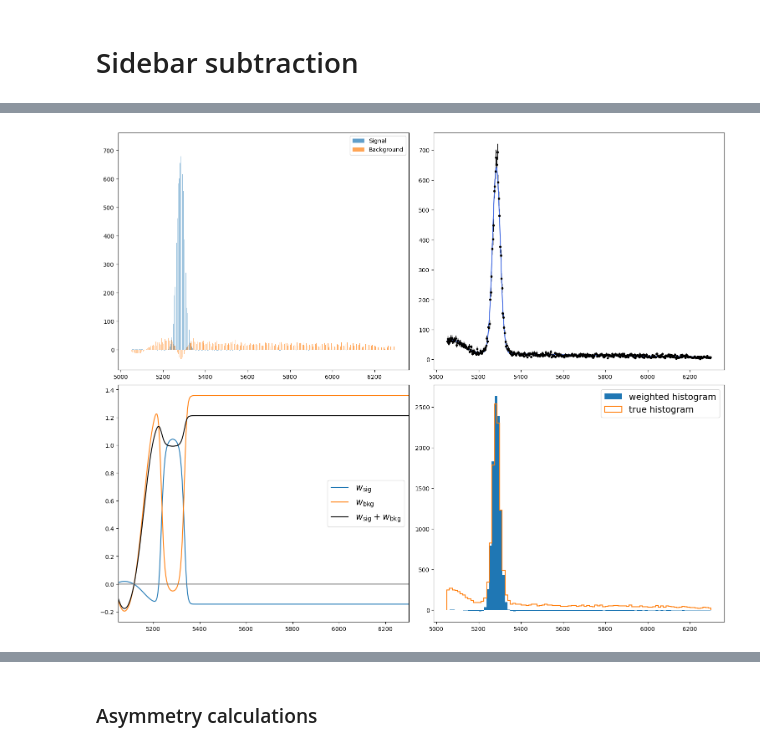
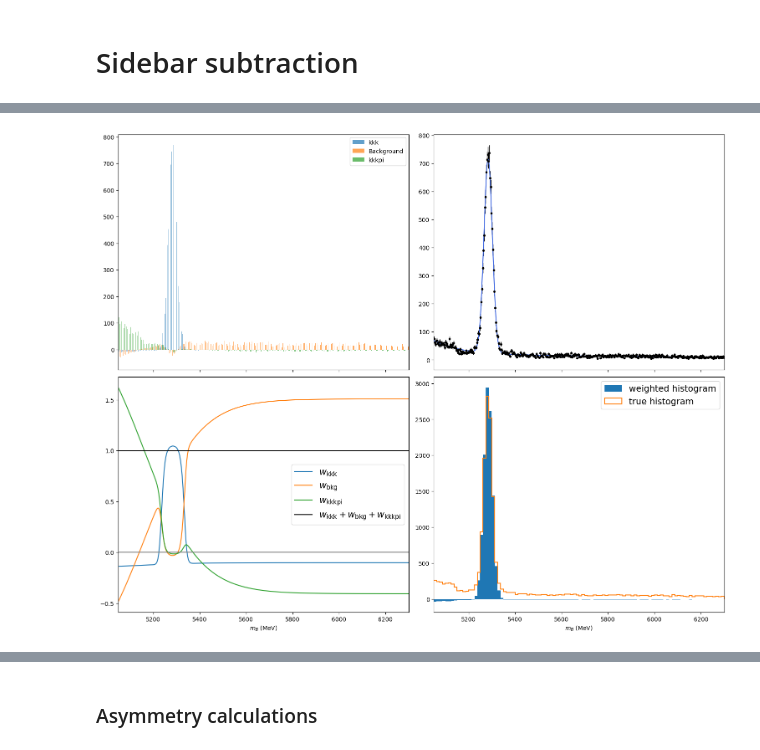
Before and after one commit to damianfrench/MatterAntimatterLab, a Jupyter notebook: Analysis_example.ipynb, the cells around one changed output, grey strips where cells are left out. Saved outputs shown, nothing was run; the diff lists cells and outputs as text; code cells hidden in the pictures.

```diff
--- a/Analysis_example.ipynb
+++ b/Analysis_example.ipynb
@@ -1325,7 +1330,11 @@ from hepstats.splot import compute_sweights
 mean_signal=result_pos_unbinned['result'].floatParsFinal().find("mean1").getVal()
 std_signal=result_pos_unbinned['result'].floatParsFinal().find("sigma1").getVal()
 lambda_=result_pos_unbinned['result'].floatParsFinal().find("k").getVal()
-
+N_s1=result_pos_unbinned['N_s1'].getVal()
+N2=result_pos_unbinned['N2'].getVal()
+mean_signal_2=result_pos_unbinned['result'].floatParsFinal().find("mean2").getVal()
+std_signal_2=result_pos_unbinned['result'].floatParsFinal().find("sigma2").getVal()
+N_bkg=result_pos_unbinned['N_bkg'].getVal()
 
 
 sideburn_cut=(dalitz_plot_m_B>mean_signal-3*std_signal) & (dalitz_plot_m_B<mean_signal+3*std_signal)
@@ -1333,7 +1342,7 @@ dalitz_plot_m_high_side_cuts=dalitz_plot_m_high[sideburn_cut]
 dalitz_plot_m_low_side_cuts=dalitz_plot_m_low[sideburn_cut]
 dalitz_plot_m_B_side_cuts=dalitz_plot_m_B[sideburn_cut]
 
-fig,ax=plt.subplots(2,2,figsize=(15,12),layout='constrained')
+fig,ax=plt.subplots(2,2,figsize=(15,12),layout='constrained',sharex=True)
 
 
 
@@ -1342,34 +1351,56 @@ fig,ax=plt.subplots(2,2,figsize=(15,12),layout='constrained')
 
 
 
-def gauss(x, x0, sigma):
+def gauss(x, x0, sigma,N_s1):
     return (1/(sigma+np.sqrt(2*np.pi)))*np.exp(-(x - x0)**2 / (2 * sigma**2))
 
-def exponential(x,lambda_):
+def exponential(x,lambda_,N_bkg):
     return -lambda_*np.exp(lambda_*x)
+
+def gauss_2(x,x0,sigma,N2):
+    return (1/(sigma+np.sqrt(2*np.pi)))*np.exp(-(x - x0)**2 / (2 * sigma**2))
 
 
 
-
-def probs(x,mean_signal,std_signal,lambda_):
-    signal=gauss(x,mean_signal,std_signal)
-    e=exponential(x,lambda_)
+def probs(x,mean_signal,std_signal,lambda_,N_s1,N2,N_bkg,mean2,signal2):
+    signal=gauss(x,mean_signal,std_signal,N_s1)
+    e=exponential(x,lambda_,N_bkg)
+    kkkp=gauss_2(x,mean2,signal2,N2)
     prob_signal=signal/(signal+e)
     prob_e=e/(signal+e)
-    return prob_signal,prob_e
+    prob_kkkp=kkkp/(signal+e+kkkp)
+    return prob_signal,prob_e,prob_kkkp
 
-values_signal,values_e=probs(dalitz_plot_m_B_side_cuts,mean_signal,std_signal,lambda_)
+naive_weights_signal_pos,_,_=probs(dalitz_plot_m_B[positive_B_mask],mean_signal,std_signal,lambda_,N_s1,N2,N_bkg,mean_signal_2,std_signal_2)
+naive_weights_signal_neg,_,_=probs(dalitz_plot_m_B[negative_B_mask],mean_signal,std_signal,lambda_,N_s1,N2,N_bkg,mean_signal_2,std_signal_2)
+
 # plt.plot(x,signal)
 # plt.plot(x,e)
 
-generated_vals=np.random.rand(len(dalitz_plot_m_B_side_cuts))
+def filtering_with_random_numbers_naive(naive_weights_signal_pos,naive_weights_signal_neg):
 
-keep_vals_mask= (generated_vals<values_signal)
+    random_number=np.random.randn(len(dalitz_plot_m_B[positive_B_mask]))
 
+    positive_mask_naive_signal= (random_number<naive_weights_signal_pos)
 
-dalitz_plot_m_B_filtered=dalitz_plot_m_B_side_cuts[keep_vals_mask]
-dalitz_plot_m_high_filtered=dalitz_plot_m_high_side_cuts[keep_vals_mask]
-dalitz_plot_m_low_filtered=dalitz_plot_m_low_side_cuts[keep_vals_mask]
+    random_number=np.random.randn(len(dalitz_plot_m_B[negative_B_mask]))
+
+    negative_mask_naive_signal= (random_number<naive_weights_signal_neg)
+    print(negative_mask_naive_signal)
+    total_mask_naive_signal=np.zeros(len(dalitz_plot_m_B),dtype=bool)
+    total_mask_naive_signal[positive_B_mask]=positive_mask_naive_signal
+    total_mask_naive_signal[negative_B_mask]=negative_mask_naive_signal
+
+    dalitz_plot_m_high_filtered=dalitz_plot_m_high[total_mask_naive_signal]
+    dalitz_plot_m_low_filtered=dalitz_plot_m_low[total_mask_naive_signal]
+    return dalitz_plot_m_high_filtered,dalitz_plot_m_low_filtered,total_mask_naive_signal
+
+dalitz_plot_m_high_filtered,dalitz_plot_m_low_filtered,mask=filtering_with_random_numbers_naive(naive_weights_signal_pos,naive_weights_signal_neg)
+
+total_naive_weighting_signal=np.zeros(len(dalitz_plot_m_B))
+total_naive_weighting_signal[positive_B_mask]=naive_weights_signal_pos
+total_naive_weighting_signal[negative_B_mask]=naive_weights_signal_neg
+
 
 
 """trying to implement SPlot by hand"""
@@ -1436,11 +1467,10 @@ def manual_s_plot(result,data,ax,plotting=True):
     nll = zfit.loss.ExtendedUnbinnedNLL(model, data_sw)  # data_zfit = your actual data
     minimizer = zfit.minimize.Minuit(use_minuit_grad=True)
     result_sw = minimizer.minimize(nll)
-    print(result_sw.params)
 
     weights = compute_sweights(model, data_sw)
 
-    print(weights)
+
 
 
     sorter = data_np.argsort()
@@ -1467,20 +1497,21 @@ def manual_s_plot(result,data,ax,plotting=True):
 
 
         ax[0][0].hist(
-        [data_np[sorter], data_np[sorter]],  # same data, weights will separate components
+        [data_np[sorter], data_np[sorter],data_np[sorter]],  # same data, weights will separate components
         bins=bin_edges,
-        weights=[weights[sig_yield][sorter], weights[bkg_yield][sorter]],
+        weights=[weights[sig_yield][sorter], weights[bkg_yield][sorter], weights[cut_yield][sorter]],
         stacked=False,
-        label=["Signal", "Background"],
+        label=["kkk", "Background", "kkkpi"],
         alpha=0.7)
         ax[0][0].legend()
 
 
 
-        ax[1][0].plot(data_np[sorter], weights[sig_yield][sorter], label="$w_\\mathrm{sig}$")
+        ax[1][0].plot(data_np[sorter], weights[sig_yield][sorter], label="$w_\\mathrm{kkk}$")
         ax[1][0].plot(data_np[sorter], weights[bkg_yield][sorter], label="$w_\\mathrm{bkg}$")
-        ax[1][0].plot(data_np[sorter], weights[sig_yield][sorter] + weights[bkg_yield][sorter],
-                    "-k", label="$w_\\mathrm{sig} + w_\\mathrm{bkg}$")
+        ax[1][0].plot(data_np[sorter], weights[cut_yield][sorter], label="$w_\\mathrm{kkkpi}$")
+        ax[1][0].plot(data_np[sorter], weights[sig_yield][sorter] + weights[bkg_yield][sorter] + weights[cut_yield][sorter],
+                    "-k", label="$w_\\mathrm{kkk} + w_\\mathrm{bkg} + w_\\mathrm{kkkpi}$")
         ax[1][0].axhline(0, color="0.5")
         ax[1][0].legend(fontsize=15)
         ax[1][0].set_xlim(5050, 6300)
@@ -1488,6 +1519,8 @@ def manual_s_plot(result,data,ax,plotting=True):
         ax[1][1].hist(data_np,bins=100,weights=weights[sig_yield],label='weighted histogram')
         ax[1][1].hist(data_np,bins=100,histtype="step",lw=1.5,label='true histogram')
         ax[1][1].legend(fontsize=15)
+        ax[1][0].set_xlabel("$m_B$ (MeV)")
+        ax[1][1].set_xlabel("$m_B$ (MeV)")
 
     return weights[sig_yield]
 
@@ -1504,12 +1537,15 @@ def manual_s_plot(result,data,ax,plotting=True):
 
 
 
-weights_pos=manual_s_plot(result_pos_unbinned,dalitz_plot_m_B[positive_B_mask],ax,plotting=False)
-weights_neg=manual_s_plot(result_neg_unbinned,dalitz_plot_m_B[negative_B_mask],ax,plotting=True)
-# ax[1].hist(dalitz_plot_m_B_filtered,bins=int((max(dalitz_plot_m_B_filtered)-min(dalitz_plot_m_B_filtered))/20),color='blue',alpha=0.3)
+weights_pos=manual_s_plot(result_pos_unbinned,dalitz_plot_m_B[positive_B_mask],ax,plotting=True)
+weights_neg=manual_s_plot(result_neg_unbinned,dalitz_plot_m_B[negative_B_mask],ax,plotting=False)
+
+fig,ax=plt.subplots(1)
+ax.hist(dalitz_plot_m_B[mask],bins=int((max(dalitz_plot_m_B[mask])-min(dalitz_plot_m_B[mask]))/20),color='blue',alpha=0.3)
+ax.hist(dalitz_plot_m_B,bins=int((max(dalitz_plot_m_B)-min(dalitz_plot_m_B))/20),color='red',alpha=0.3)
 
 
-# plt.plot(dalitz_plot_m_B_side_cuts,values_signal,color='k')
+# plt.plot(dalitz_plot_m_B,total_naive_weighting_signal,color='k')
 # plt.plot(dalitz_plot_m_B_side_cuts,values_e)
 # plt.show()
 # %% [output]
@@ -1533 +1570 @@ lambda         -0.00061213       False
-[figure, old version]
+[figure, new version]
```
Also changed, not shown: parts of 3 cells of this notebook.
